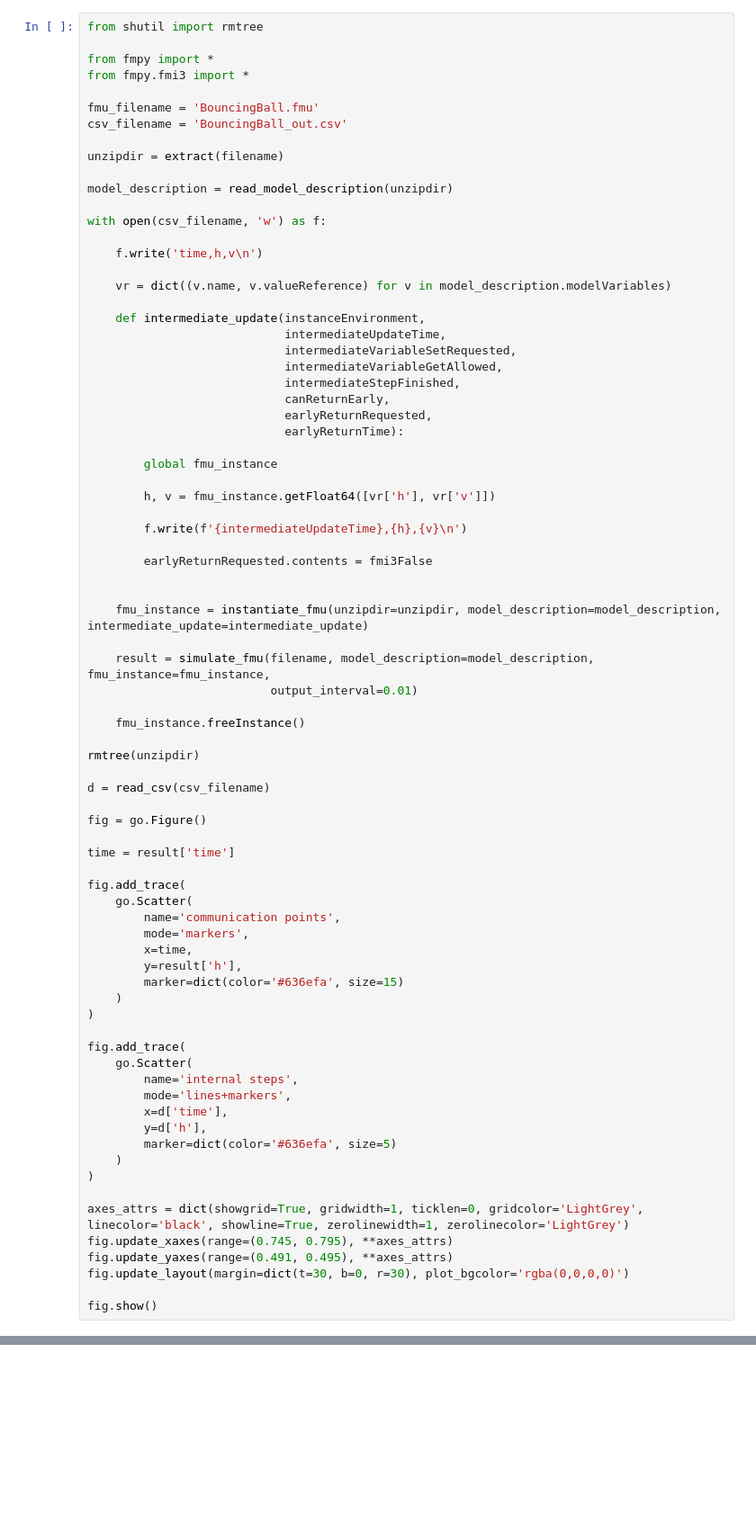
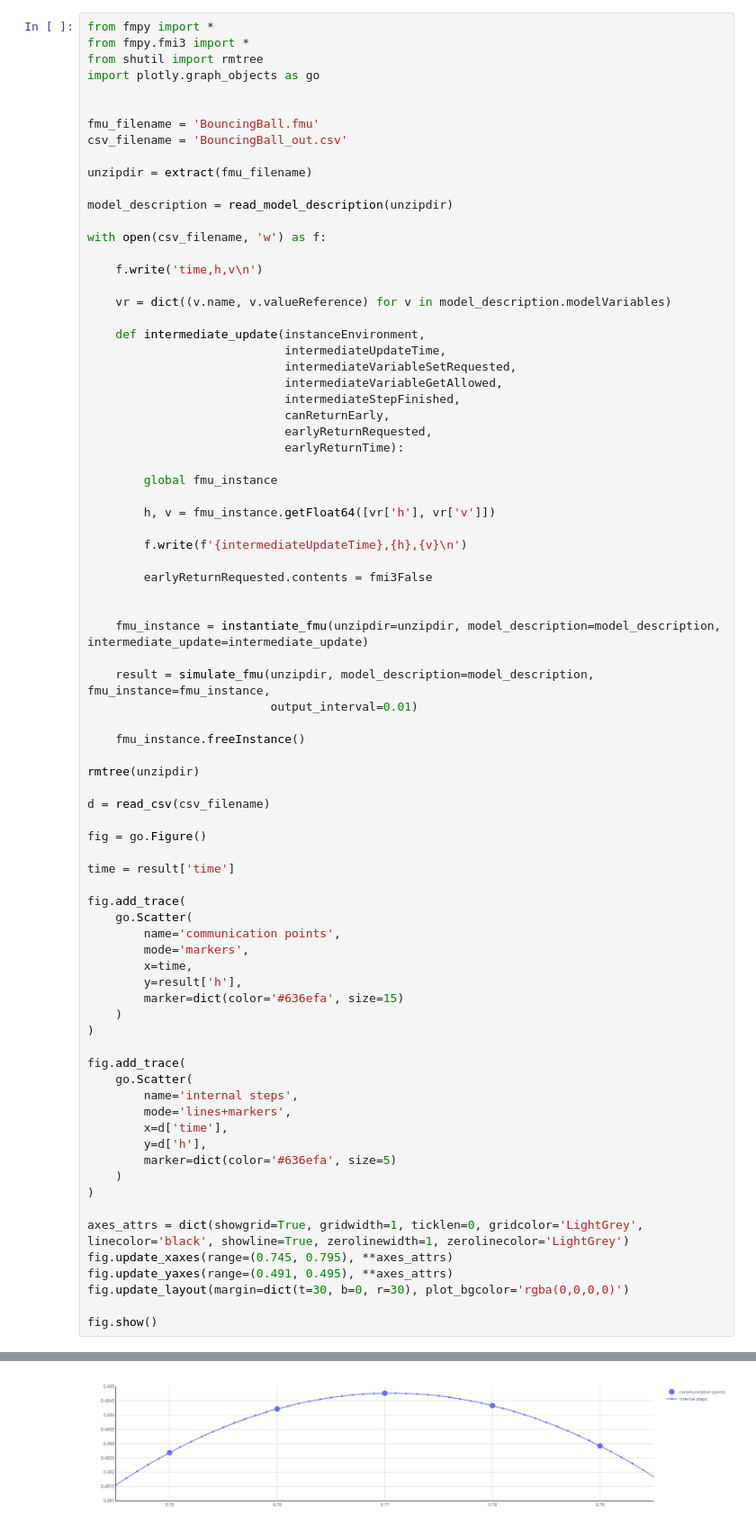
Before and after one commit to t-sommer/fmi3-features, a Jupyter notebook: intermediate_update.ipynb, the cells around one changed output, grey strips where cells are left out. Shown at 90% size. Cells and saved outputs as stored; diff of their text form; blank space fills up the shorter version.

```diff
--- a/intermediate_update.ipynb
+++ b/intermediate_update.ipynb
@@ -1,13 +1,14 @@
 # %%
-from shutil import rmtree
-
 from fmpy import *
 from fmpy.fmi3 import *
+from shutil import rmtree
+import plotly.graph_objects as go
+
 
 fmu_filename = 'BouncingBall.fmu'
 csv_filename = 'BouncingBall_out.csv'
 
-unzipdir = extract(filename)
+unzipdir = extract(fmu_filename)
 
 model_description = read_model_description(unzipdir)
 
@@ -37,7 +38,7 @@ with open(csv_filename, 'w') as f:
 
     fmu_instance = instantiate_fmu(unzipdir=unzipdir, model_description=model_description, intermediate_update=intermediate_update)
 
-    result = simulate_fmu(filename, model_description=model_description, fmu_instance=fmu_instance,
+    result = simulate_fmu(unzipdir, model_description=model_description, fmu_instance=fmu_instance,
                           output_interval=0.01)
 
     fmu_instance.freeInstance()
@@ -51,30 +52,31 @@ fig = go.Figure()
 time = result['time']
 
 fig.add_trace(
     go.Scatter(
         name='communication points',
         mode='markers',
         x=time,
         y=result['h'],
         marker=dict(color='#636efa', size=15)
     )
 )
 
 fig.add_trace(
     go.Scatter(
         name='internal steps',
         mode='lines+markers',
         x=d['time'],
         y=d['h'],
         marker=dict(color='#636efa', size=5)
     )
 )
 
 axes_attrs = dict(showgrid=True, gridwidth=1, ticklen=0, gridcolor='LightGrey', linecolor='black', showline=True, zerolinewidth=1, zerolinecolor='LightGrey')
 fig.update_xaxes(range=(0.745, 0.795), **axes_attrs)
 fig.update_yaxes(range=(0.491, 0.495), **axes_attrs)
 fig.update_layout(margin=dict(t=30, b=0, r=30), plot_bgcolor='rgba(0,0,0,0)')
 
 fig.show()
 # %% [output]
 [interactive output not drawn]
+[figure, added]
```
Also changed, not shown: 8 other files.
